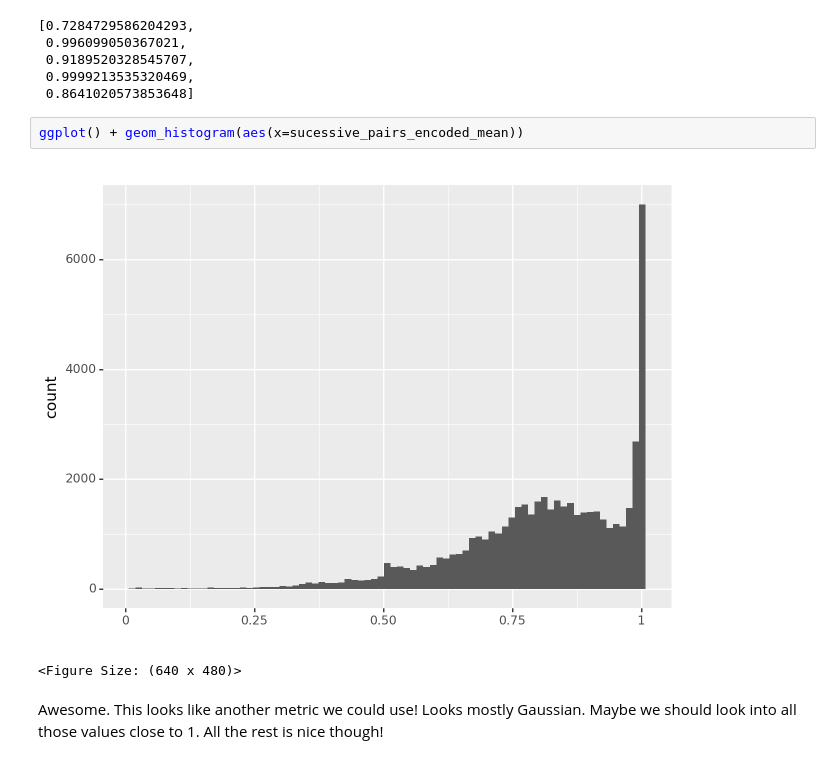
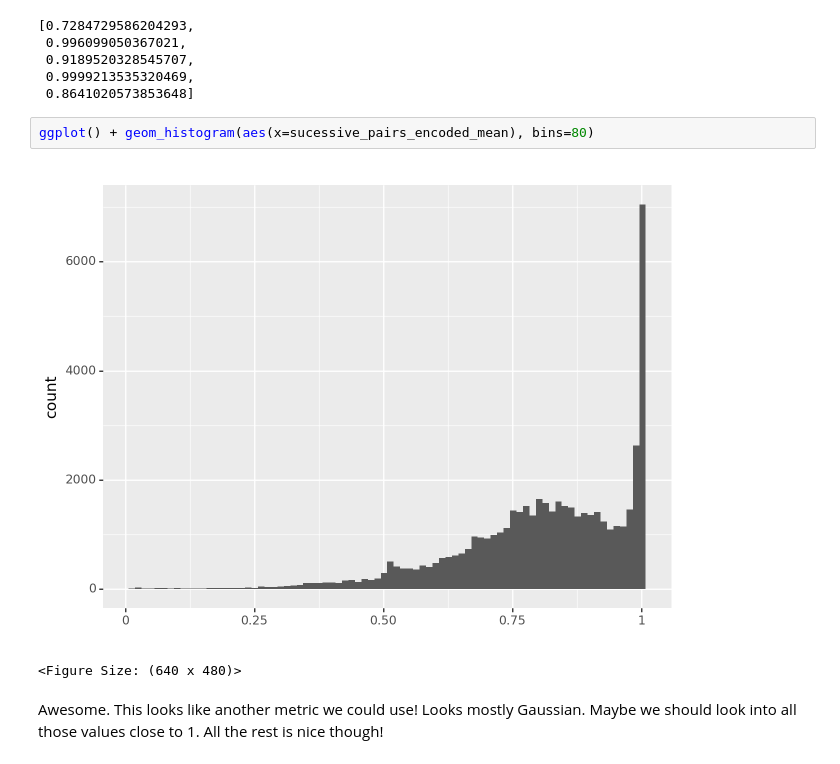
Before and after one commit to epfl-ada/ada-2023-project-adamants, a Jupyter notebook: BERTscore.ipynb, the cells around one changed output. Drawn from its saved outputs; the diff is of its cells as text.

```diff
--- a/BERTscore.ipynb
+++ b/BERTscore.ipynb
@@ -83,9 +84,9 @@ sucessive_pairs_encoded_mean[:5]
  0.9999213535320469,
  0.8641020573853648]
 # %%
-ggplot() + geom_histogram(aes(x=sucessive_pairs_encoded_mean))
+ggplot() + geom_histogram(aes(x=sucessive_pairs_encoded_mean), bins=80)
 # %% [output]
-[figure, old version]
+[figure, new version]
 <Figure Size: (640 x 480)>
 # %% [markdown]
 Awesome. This looks like another metric we could use! Looks mostly Gaussian. Maybe we should look into all those values close to 1. All the rest is nice though!
```
Also changed, not shown: parts of 2 cells of this notebook, 1 other file.
